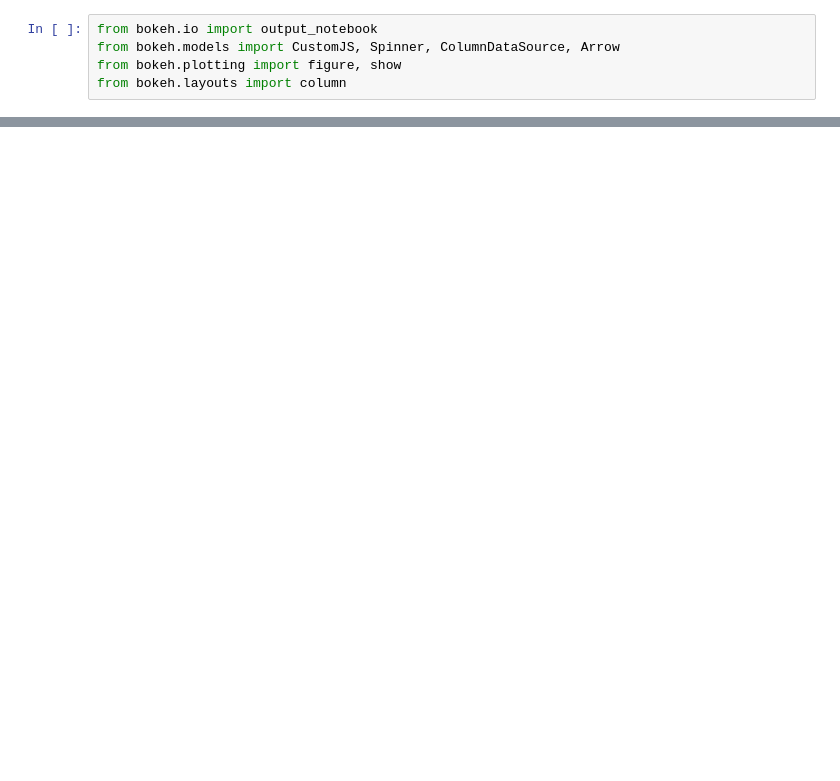
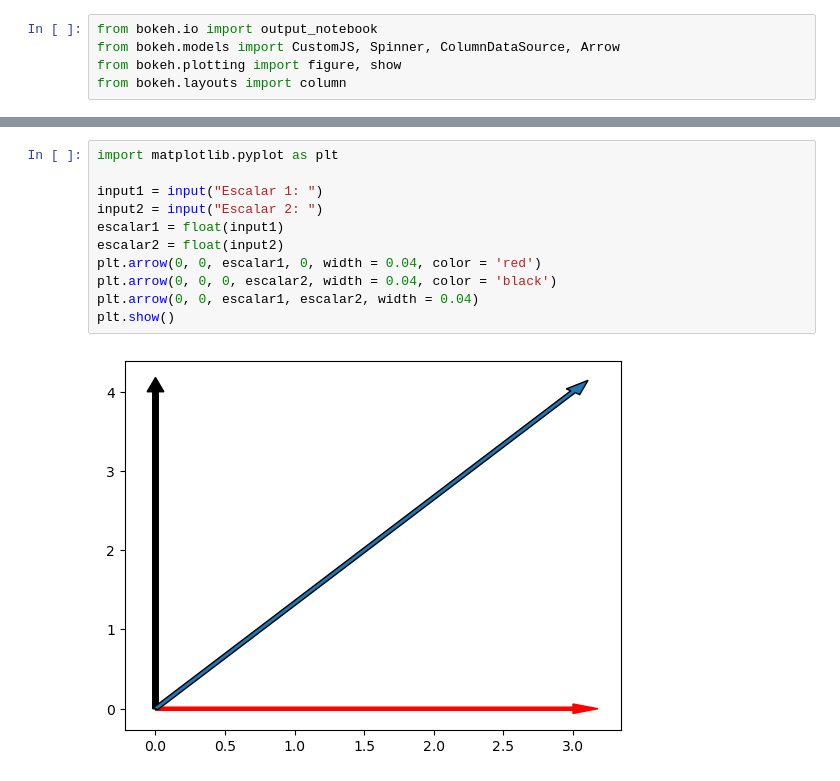
Before and after one commit to es0j/PythonTest, a Jupyter notebook: testBokeh.ipynb, the cells around one changed output, grey strips where cells are left out. Drawn from its saved outputs; the diff is of its cells as text; blank space fills up the shorter version.

```diff
--- a/testBokeh.ipynb
+++ b/testBokeh.ipynb
@@ -44,3 +43,16 @@ show(column(spinner1, spinner2, plot))
 # %% [output]
 [interactive output not drawn]
 [interactive output not drawn]
+# %%
+import matplotlib.pyplot as plt
+
+input1 = input("Escalar 1: ")
+input2 = input("Escalar 2: ")
+escalar1 = float(input1)
+escalar2 = float(input2)
+plt.arrow(0, 0, escalar1, 0, width = 0.04, color = 'red')
+plt.arrow(0, 0, 0, escalar2, width = 0.04, color = 'black')
+plt.arrow(0, 0, escalar1, escalar2, width = 0.04)
+plt.show()
+# %% [output]
+[figure, added]
```
Also changed, not shown: parts of 1 cell of this notebook.
